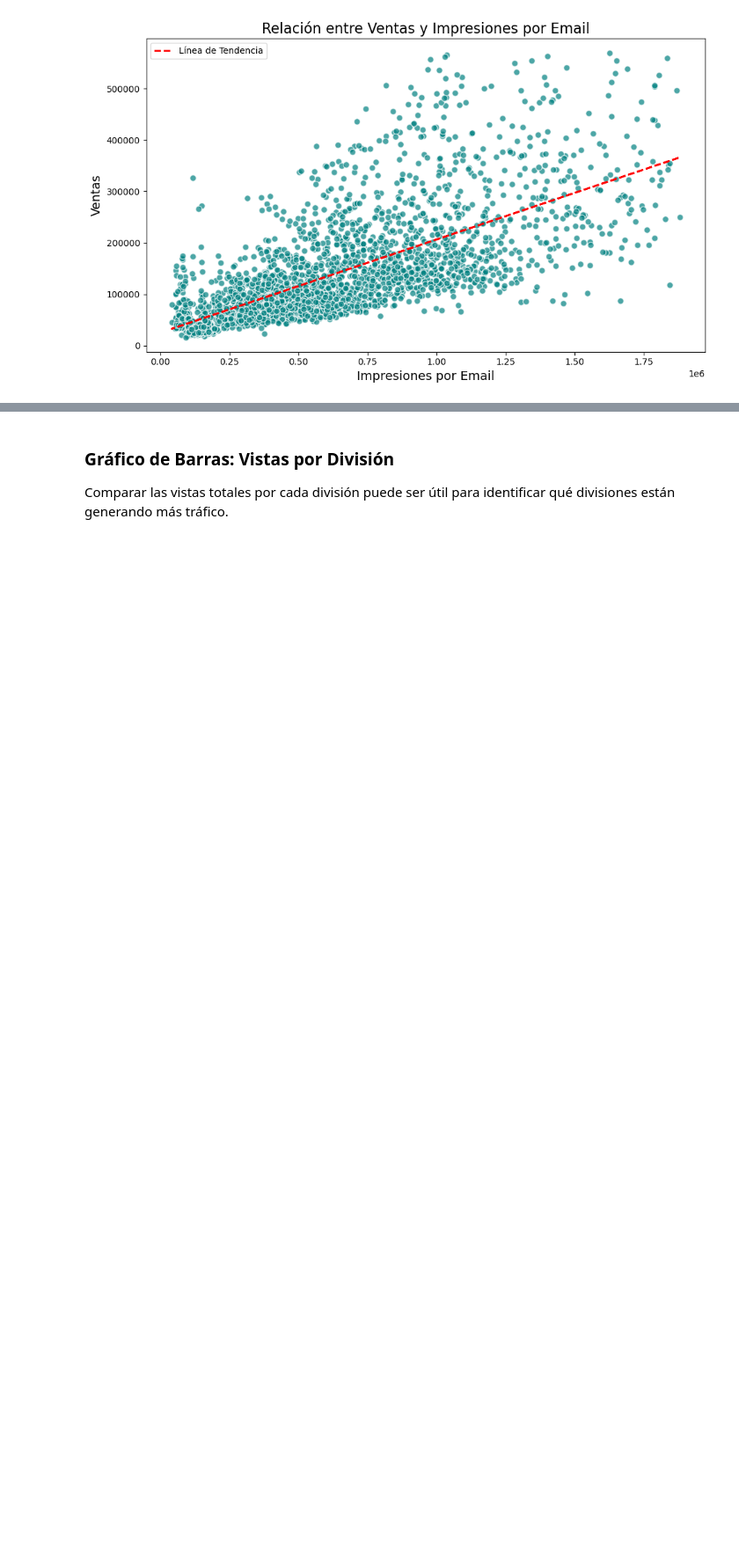
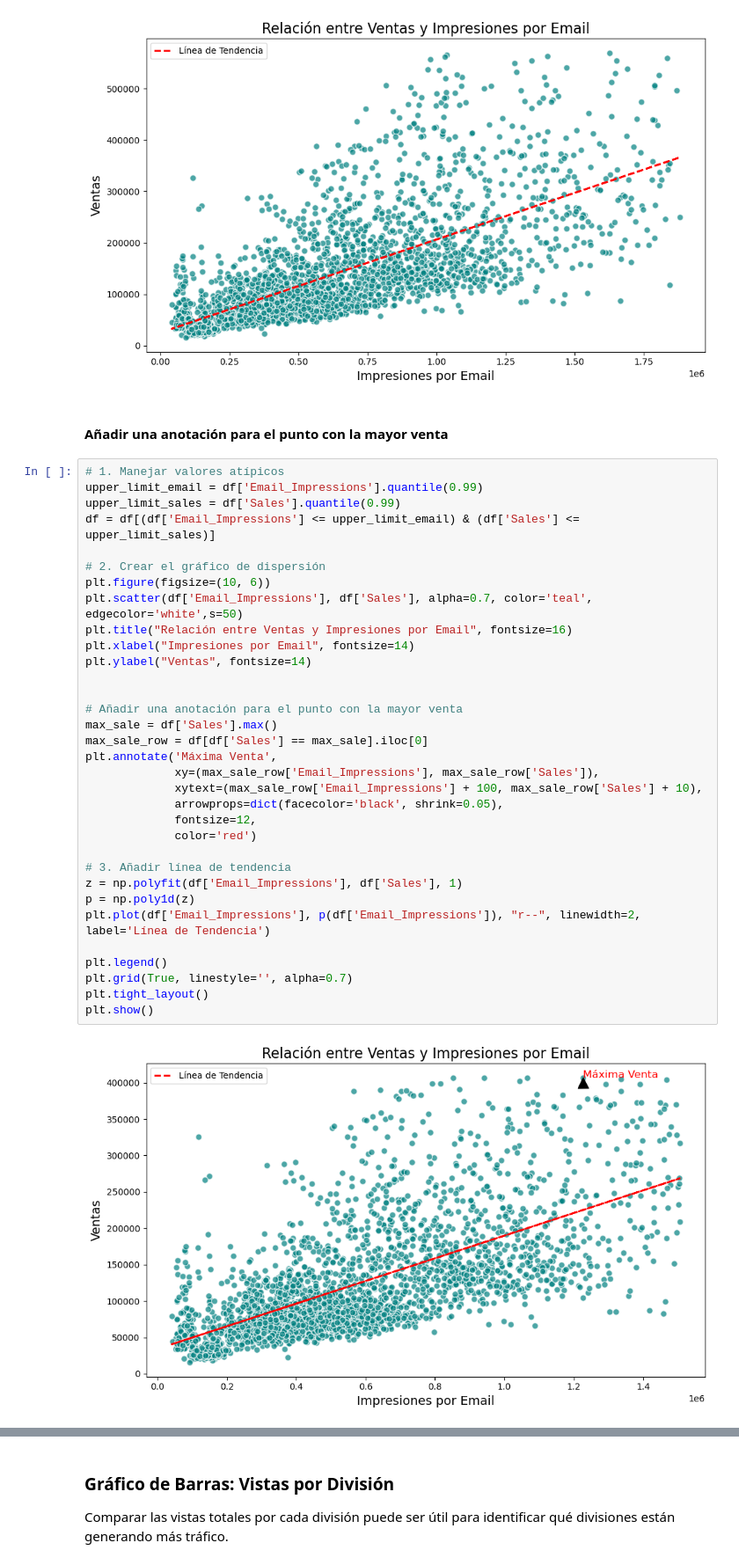
Before and after one commit to iair/mitic-data-science-team-1-septiembre-2024, a Jupyter notebook: clases/ds-fundamentals/semana_4/visualizaciones_avanzadas.ipynb, the cells around one changed output, grey strips where cells are left out. Shown at 88% size. Saved outputs shown, nothing was run; the diff lists cells and outputs as text; blank space fills up the shorter version.

Commit message:
clase visualizacion avanzada mejorada

```diff
--- a/clases/ds-fundamentals/semana_4/visualizaciones_avanzadas.ipynb
+++ b/clases/ds-fundamentals/semana_4/visualizaciones_avanzadas.ipynb
@@ -178,3 +179,40 @@ plt.tight_layout()
 plt.show()
 # %% [output]
 [figure]
+# %% [markdown]
+#### Añadir una anotación para el punto con la mayor venta
+# %%
+# 1. Manejar valores atípicos
+upper_limit_email = df['Email_Impressions'].quantile(0.99)
+upper_limit_sales = df['Sales'].quantile(0.99)
+df = df[(df['Email_Impressions'] <= upper_limit_email) & (df['Sales'] <= upper_limit_sales)]
+
+# 2. Crear el gráfico de dispersión
+plt.figure(figsize=(10, 6))
+plt.scatter(df['Email_Impressions'], df['Sales'], alpha=0.7, color='teal', edgecolor='white',s=50)
+plt.title("Relación entre Ventas y Impresiones por Email", fontsize=16)
+plt.xlabel("Impresiones por Email", fontsize=14)
+plt.ylabel("Ventas", fontsize=14)
+
+
+# Añadir una anotación para el punto con la mayor venta
+max_sale = df['Sales'].max()
+max_sale_row = df[df['Sales'] == max_sale].iloc[0]
+plt.annotate('Máxima Venta',
+             xy=(max_sale_row['Email_Impressions'], max_sale_row['Sales']),
+             xytext=(max_sale_row['Email_Impressions'] + 100, max_sale_row['Sales'] + 10),
+             arrowprops=dict(facecolor='black', shrink=0.05),
+             fontsize=12,
+             color='red')
+
+# 3. Añadir línea de tendencia
+z = np.polyfit(df['Email_Impressions'], df['Sales'], 1)
+p = np.poly1d(z)
+plt.plot(df['Email_Impressions'], p(df['Email_Impressions']), "r--", linewidth=2, label='Línea de Tendencia')
+
+plt.legend()
+plt.grid(True, linestyle='', alpha=0.7)
+plt.tight_layout()
+plt.show()
+# %% [output]
+[figure, added]
```
Also changed, not shown: parts of 8 cells of this notebook, 1 other file.
